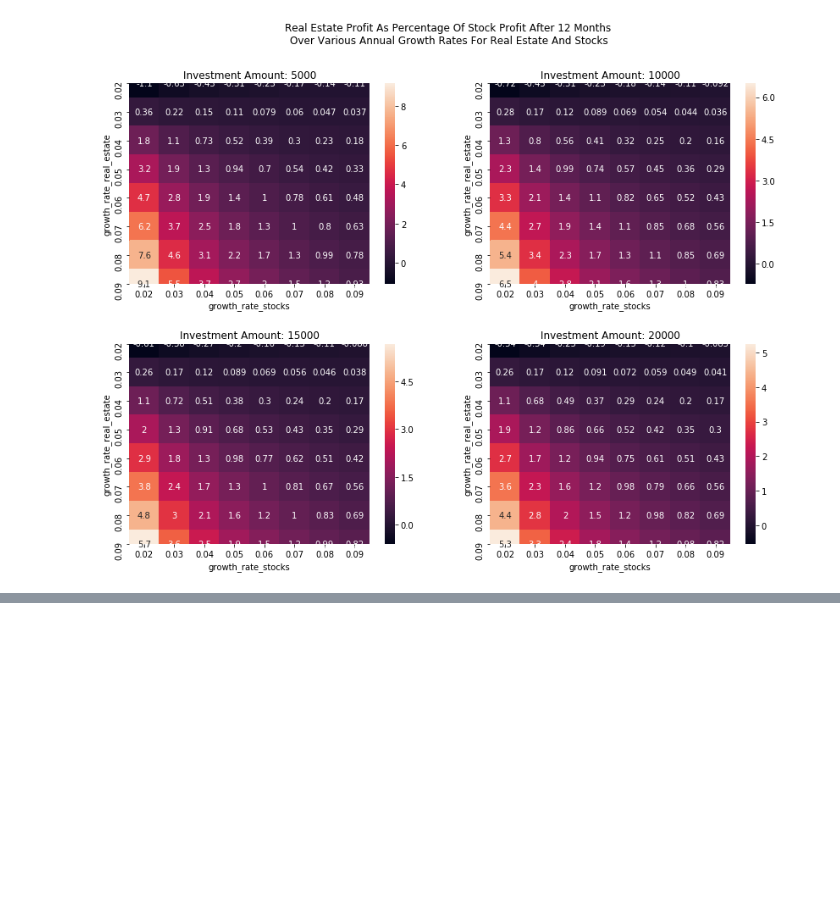
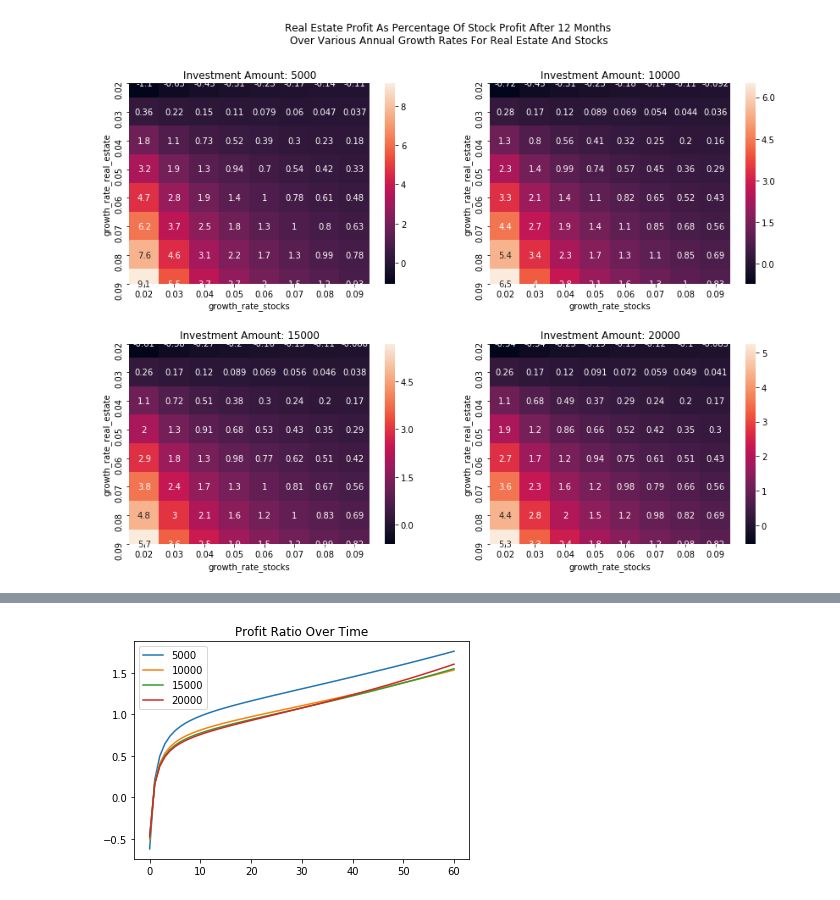
Before and after one commit to rossrco/real_estate_sim, a Jupyter notebook: analysis.ipynb, the cells around one changed output, grey strips where cells are left out. Cells and saved outputs as stored; diff of their text form; code cells hidden in the pictures; blank space fills up the shorter version.

Commit message:
plot profit ratio over time for equal growth and investment

```diff
--- a/analysis.ipynb
+++ b/analysis.ipynb
@@ -91,7 +91,6 @@ for i, amount in enumerate(list(range(5000, 20001, 5000))):
                   & (history.investment_amount==amount)
                   & (history.month==n_months)].copy()
 
-    to_plot['profit_ratio'] = to_plot['current_profit_real_estate'] / to_plot['cumulative_profit_stocks']
     ax = plt.subplot(2, 2, i+1)
     to_plot_pivot = pd.pivot_table(data=to_plot,
                                    index='growth_rate_real_estate',
@@ -111,2 +109,16 @@ plt.show()
+# %%
+to_plot = history[(history.growth_rate_real_estate==history.growth_rate_stocks)
+                  & (history.mortgage_overpayment_amount==history.investment_amount)
+                  & (history.investment_amount>0)
+                  & (history.growth_rate_stocks==0.07)].copy()
+
+for amount in to_plot.investment_amount.unique():
+    subplot = to_plot[(to_plot.investment_amount==amount) & (to_plot.month<=60)]
+    plt.plot(subplot.month, subplot.profit_ratio, label=amount)
+plt.legend()
+plt.title('Profit Ratio Over Time')
+plt.show()
+# %% [output]
+[figure, added]
 # %%
 # profit ratio for equal growth levels over various investment levels
```
Also changed, not shown: parts of 4 cells of this notebook, 1 other file.
